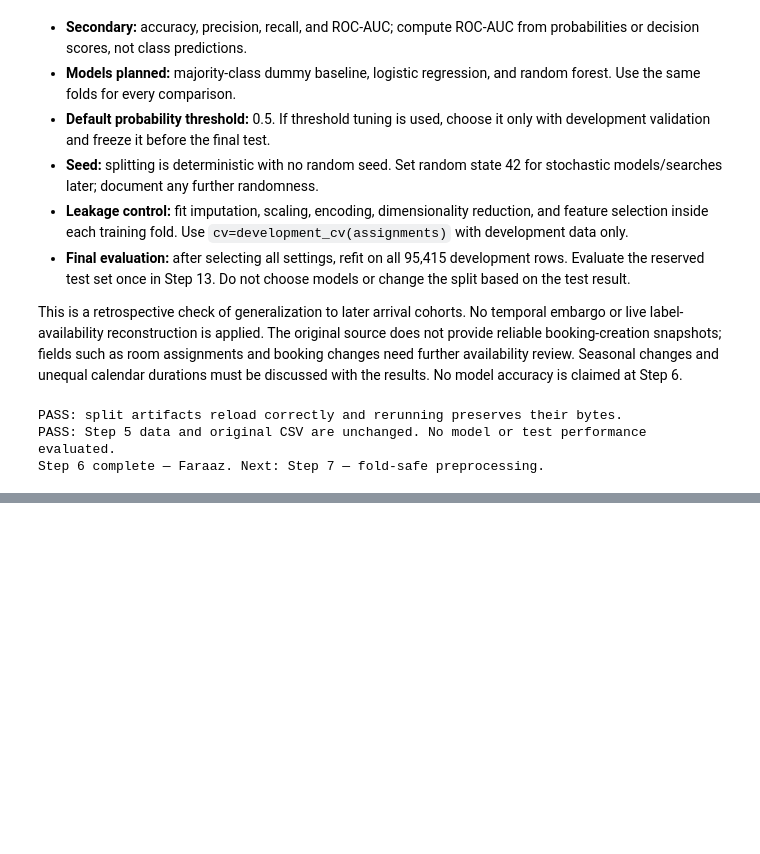
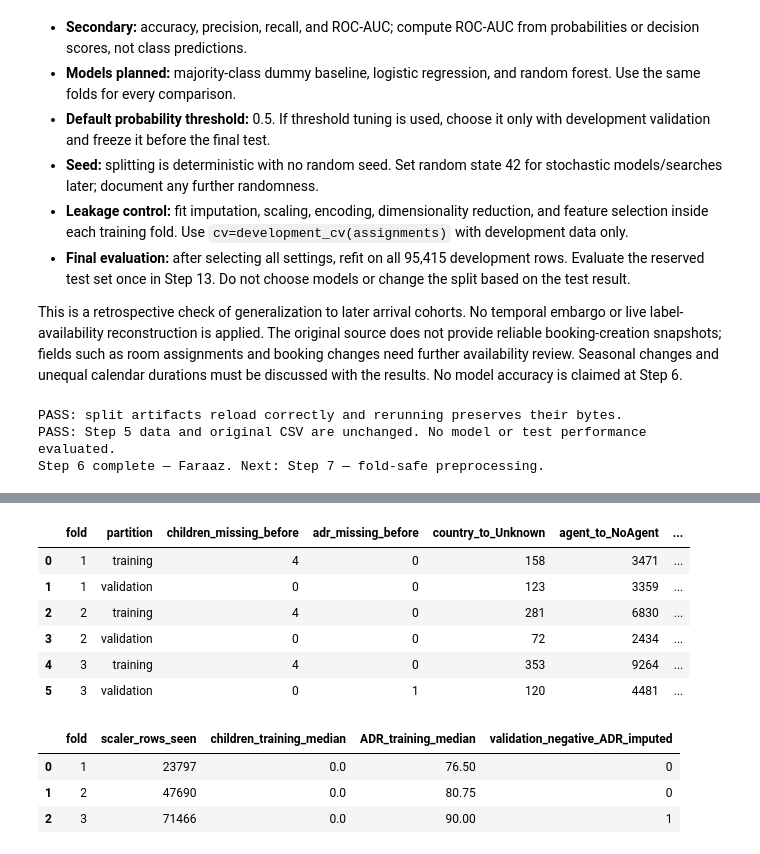
Before and after one commit to faraaz1027-cloud/cse437-hotel-cancellation-15, a Jupyter notebook: notebooks/02_preprocessing.ipynb, the cells around one changed output, grey strips where cells are left out. Cells and saved outputs as stored; diff of their text form; code cells hidden in the pictures; blank space fills up the shorter version.

Commit message:
Complete Step 7 fold-safe preprocessing, verified evidence, and resume checkpoint

```diff
--- a/notebooks/02_preprocessing.ipynb
+++ b/notebooks/02_preprocessing.ipynb
@@ -317,0 +338,17 @@ Step 6 complete — Faraaz. Next: Step 7 — fold-safe preprocessing.
+# %%
+from src.preprocessing import make_preprocessor, POLICY_EXCLUSIONS, MODEL_COLUMNS
+from src.preprocessing_audit import run_preprocessing_audit
+
+preprocessing_summary, feature_schemas = run_preprocessing_audit(ROOT)
+assert preprocessing_summary['development_rows'] == 95415
+assert preprocessing_summary['test_rows_fitted_or_transformed'] == 0
+assert preprocessing_summary['rows_removed'] == 0
+assert preprocessing_summary['retained_source_field_count'] == 25
+display(pd.DataFrame([{
+    'fold': f['fold'], 'training_rows': f['training']['rows'],
+    'validation_rows': f['validation']['rows'], 'encoded_features': f['training']['columns'],
+    'training_nonfinite': f['training']['nonfinite_values'],
+    'validation_nonfinite': f['validation']['nonfinite_values'],
+    'validation_changed_fitted_state': not f['validation_did_not_change_fitted_state']
+} for f in preprocessing_summary['folds']]))
+display(pd.Series(POLICY_EXCLUSIONS, name='Reason excluded from initial input schema').to_frame())
@@ -317,0 +369,32 @@ Step 6 complete — Faraaz. Next: Step 7 — fold-safe preprocessing.
+# %%
+before_after = []
+for f in preprocessing_summary['folds']:
+    for partition in ['training', 'validation']:
+        missing = f[partition + '_missing_numeric_before_imputation']
+        before_after.append({
+            'fold': f['fold'], 'partition': partition,
+            'children_missing_before': missing.get('children', 0),
+            'adr_missing_before': missing.get('adr', 0),
+            'country_to_Unknown': f[partition + '_country_missing_to_unknown'],
+            'agent_to_NoAgent': f[partition + '_agent_missing_to_no_agent'],
+            'nonfinite_after': f[partition]['nonfinite_values']
+        })
+display(pd.DataFrame(before_after))
+display(pd.DataFrame([{
+    'fold': f['fold'], 'scaler_rows_seen': f['numeric_scaler_rows_seen'],
+    'children_training_median': f['training_medians']['children'],
+    'ADR_training_median': f['training_medians']['adr'],
+    'validation_negative_ADR_imputed': f['validation_negative_adr_to_missing']
+} for f in preprocessing_summary['folds']]))
+# %% [output]
+|  | fold | partition | children_missing_before | adr_missing_before | country_to_Unknown | agent_to_NoAgent | ... |
+| 0 | 1 | training | 4 | 0 | 158 | 3471 | ... |
+| 1 | 1 | validation | 0 | 0 | 123 | 3359 | ... |
+| 2 | 2 | training | 4 | 0 | 281 | 6830 | ... |
+| 3 | 2 | validation | 0 | 0 | 72 | 2434 | ... |
+| 4 | 3 | training | 4 | 0 | 353 | 9264 | ... |
+| 5 | 3 | validation | 0 | 1 | 120 | 4481 | ... |
+|  | fold | scaler_rows_seen | children_training_median | ADR_training_median | validation_negative_ADR_imputed |
+| 0 | 1 | 23797 | 0.0 | 76.50 | 0 |
+| 1 | 2 | 47690 | 0.0 | 80.75 | 0 |
+| 2 | 3 | 71466 | 0.0 | 90.00 | 1 |
```
Also changed, not shown: parts of 9 cells of this notebook, 10 other files.
